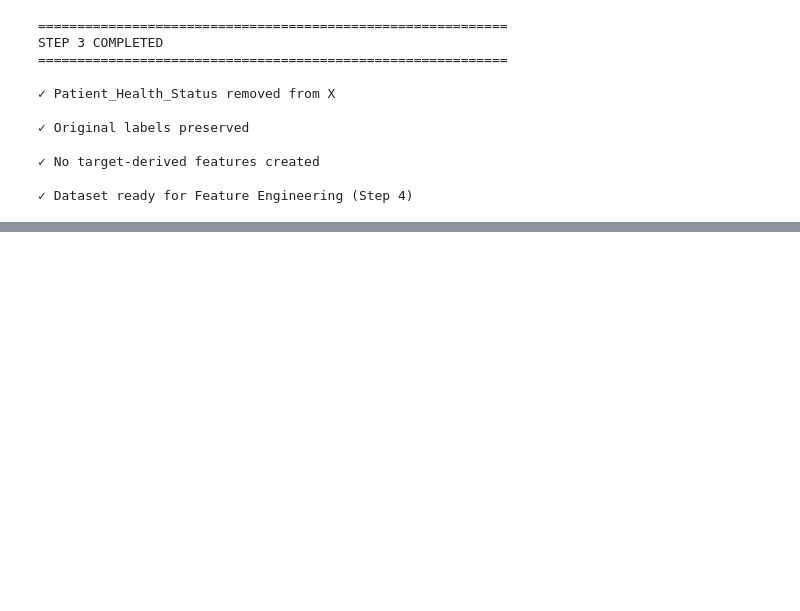
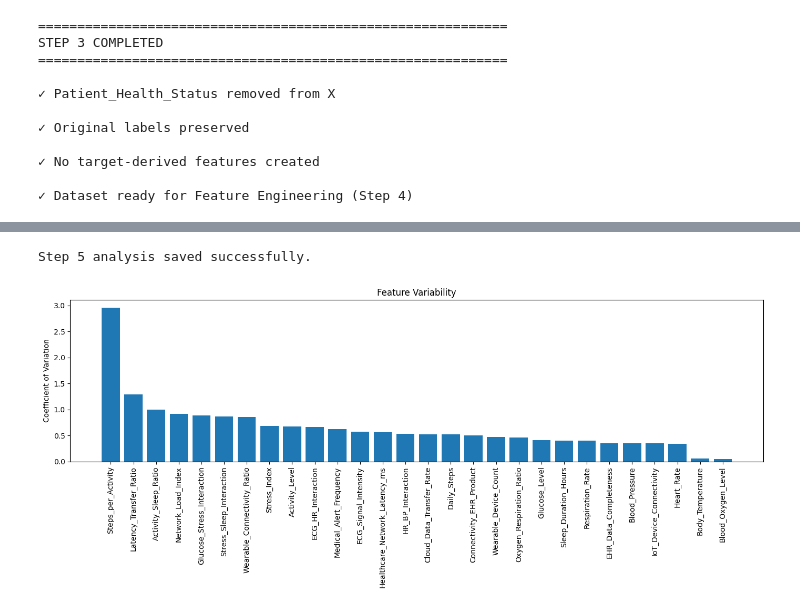
Before and after one commit to Sia0412/Flask-Mega, a Jupyter notebook: IOT_ecosystem.ipynb, the cells around one changed output, grey strips where cells are left out. Saved outputs shown, nothing was run; the diff lists cells and outputs as text; code cells hidden in the pictures; blank space fills up the shorter version.

```diff
--- a/IOT_ecosystem.ipynb
+++ b/IOT_ecosystem.ipynb
@@ -386,0 +626,13 @@ STEP 3 COMPLETED
+# %%
+#@title Apply Classification
+analysis_df["Consistency"] = analysis_df.apply(
+
+    lambda row: classify_feature(
+        row["Mean"],
+        row["Coefficient_of_Variation"]
+    ),
+
+    axis=1
+)
+
+display(analysis_df)
@@ -386,0 +657,7 @@ STEP 3 COMPLETED
+# %%
+analysis_df = analysis_df.sort_values(
+    by="Coefficient_of_Variation",
+    ascending=False
+)
+
+display(analysis_df)
@@ -386,0 +682,30 @@ STEP 3 COMPLETED
+# %%
+analysis_df.to_csv(
+    "Step5_HighLow_Consistency_Analysis.csv",
+    index=False
+)
+
+print("Step 5 analysis saved successfully.")
+# %% [output]
+Step 5 analysis saved successfully.
+# %%
+import matplotlib.pyplot as plt
+
+plt.figure(figsize=(14,6))
+
+plt.bar(
+    analysis_df["Feature"],
+    analysis_df["Coefficient_of_Variation"]
+)
+
+plt.xticks(rotation=90)
+
+plt.ylabel("Coefficient of Variation")
+
+plt.title("Feature Variability")
+
+plt.tight_layout()
+
+plt.show()
+# %% [output]
+[figure, added]
```
Also changed, not shown: parts of 62 cells of this notebook.
